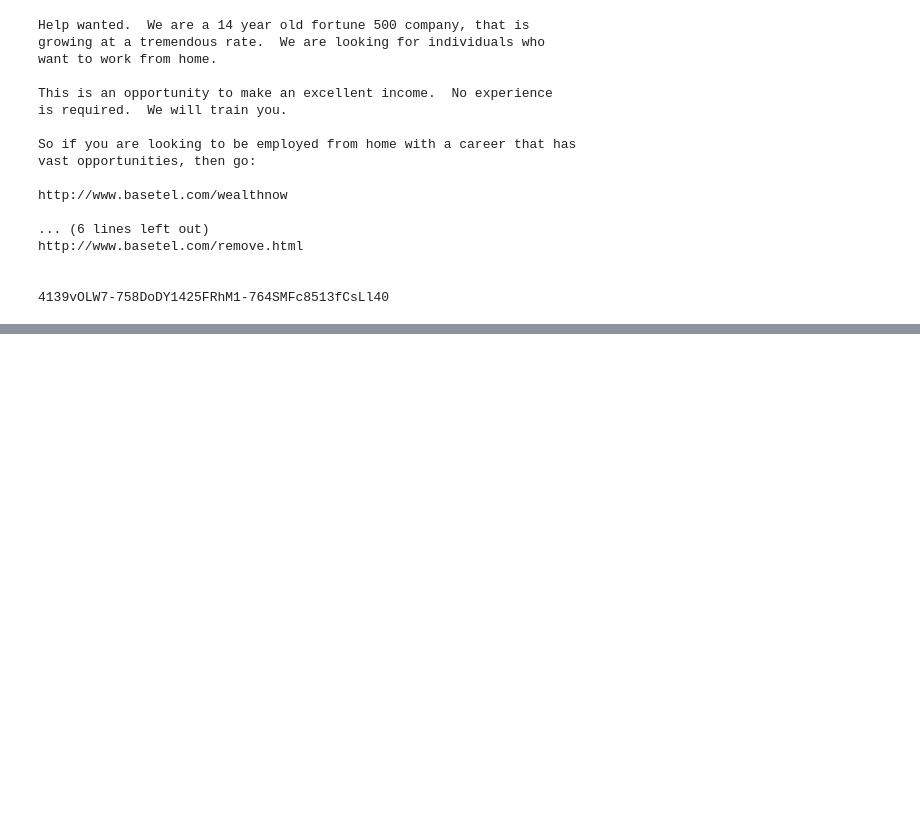
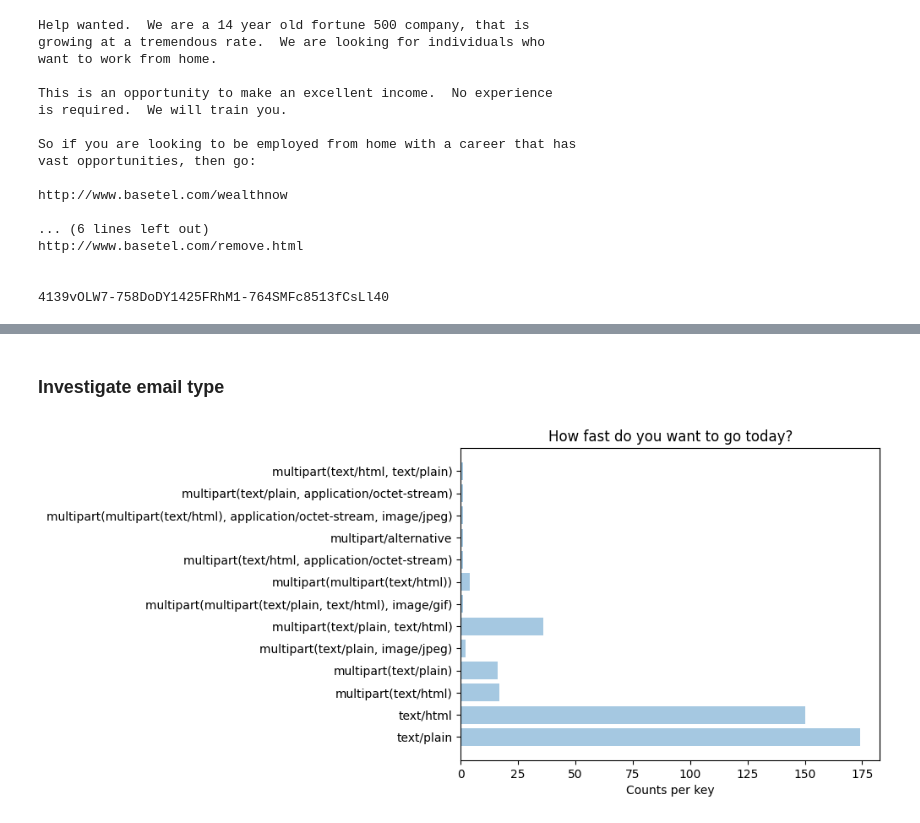
Before and after one commit to aesir321/spam-classifier, a Jupyter notebook: eda.ipynb, the cells around one changed output, grey strips where cells are left out. Drawn from its saved outputs; the diff is of its cells as text; code cells hidden in the pictures; blank space fills up the shorter version.

Commit message:
Added content type visuallisation

```diff
--- a/eda.ipynb
+++ b/eda.ipynb
@@ -21,6 +23,7 @@ SPAM_URL = DOWNLOAD_ROOT + "20030228_spam.tar.bz2"
 SPAM_PATH = os.path.join("data", "spam")
 HAM_DIR = os.path.join(SPAM_PATH, "easy_ham")
 SPAM_DIR = os.path.join(SPAM_PATH, "spam")
+RANDOM_STATE = 42
 # %%
 ham_filenames = [name for name in os.listdir(HAM_DIR)]
 # %%
@@ -159,0 +127,5 @@ X_train, X_test, y_train, y_test = train_test_split(X, y, test_size=0.2, random_
+# %%
+train_ham_emails = X_train[y_train == 0]
+train_spam_emails = X_train[y_train == 1]
+# %% [markdown]
+### Investigate email type
@@ -159,0 +134,17 @@ X_train, X_test, y_train, y_test = train_test_split(X, y, test_size=0.2, random_
+# %%
+spam_counter = structures_counter(train_spam_emails)
+# %%
+def plot_content_bar_chart(counter):
+    keys = counter.keys()
+    y_pos = np.arange(len(keys))
+
+    performance = [counter[k] for k in keys]
+
+    plt.barh(y_pos, performance, align='center', alpha=0.4)
+    plt.yticks(y_pos, keys)
+    plt.xlabel('Counts per key')
+    plt.title('How fast do you want to go today?')
+# %%
+plot_content_bar_chart(spam_counter)
+# %% [output]
+[figure, added]
```
Also changed, not shown: parts of 23 cells of this notebook.
